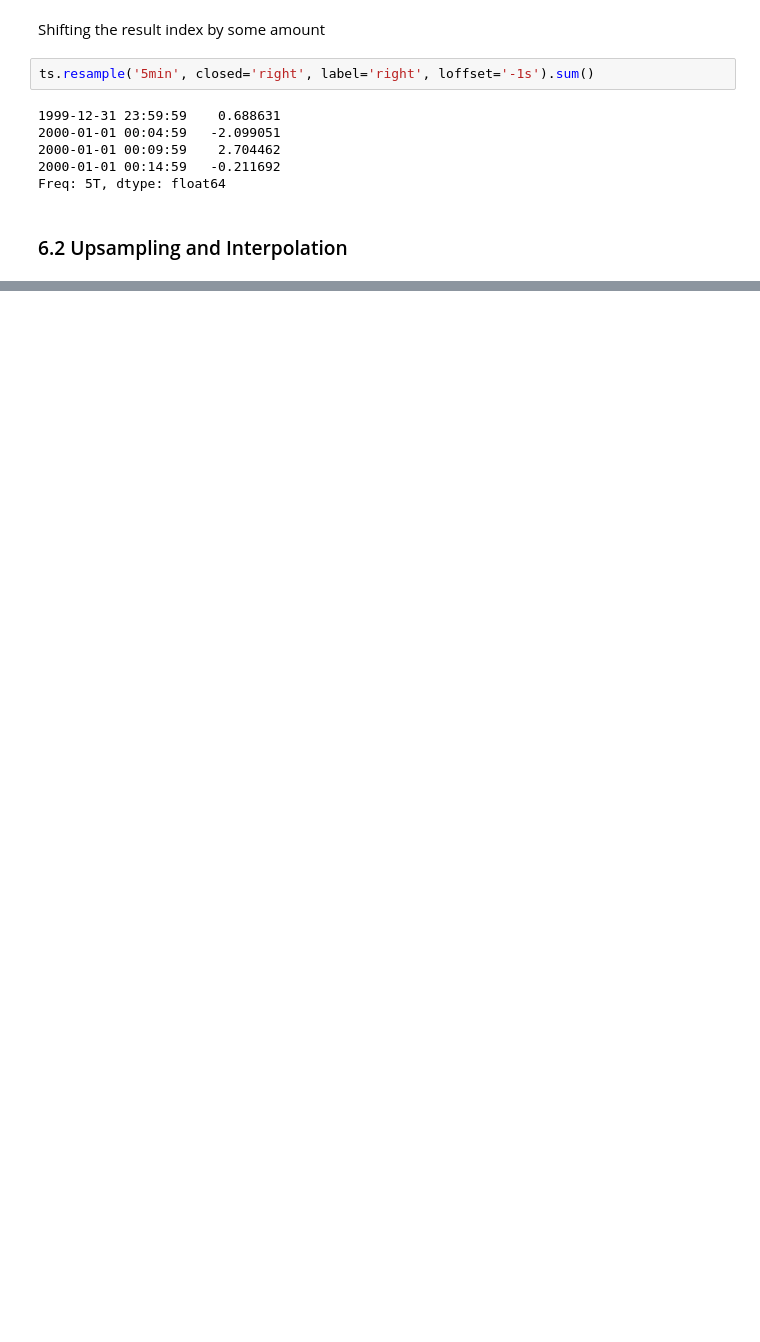
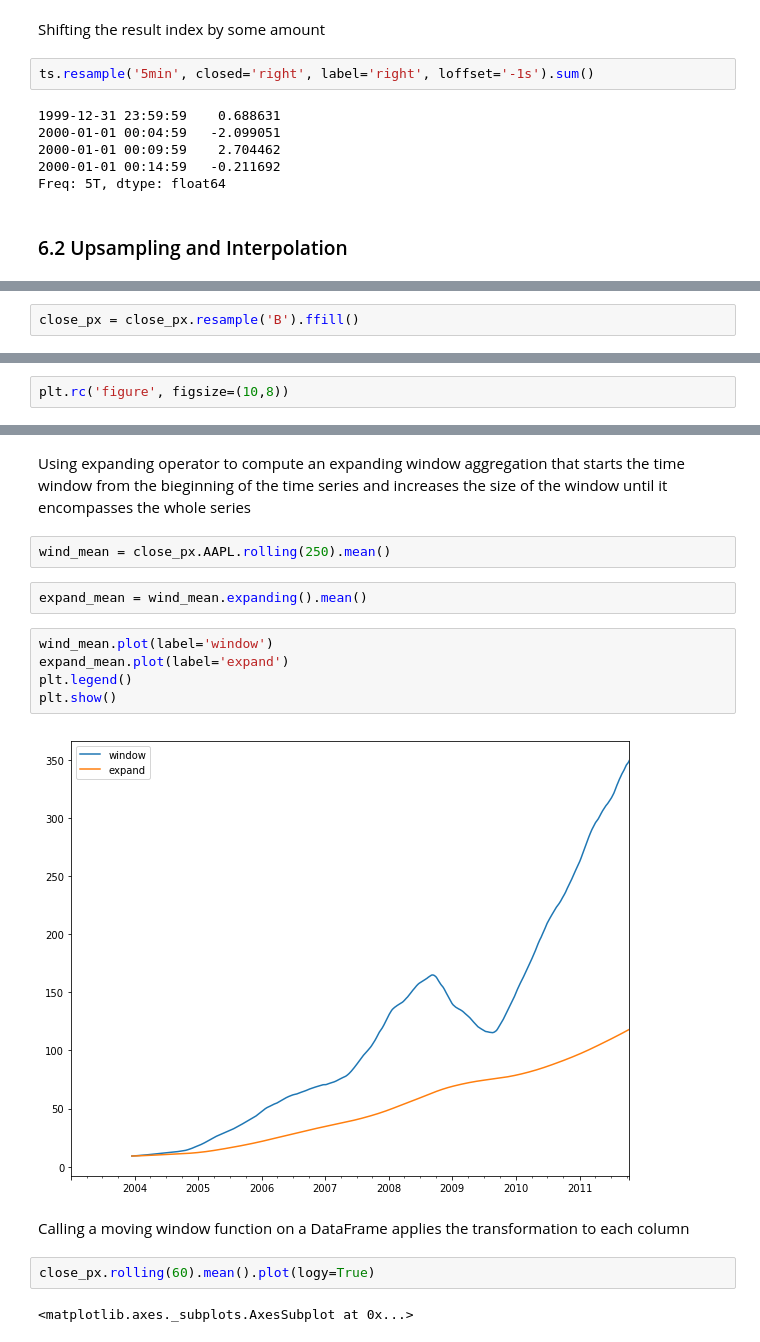
Before and after one commit to Gakun/python_for_data_analysis, a Jupyter notebook: CH11 - Time Series.ipynb, the cells around one changed output, grey strips where cells are left out. Cells and saved outputs as stored; diff of their text form; blank space fills up the shorter version.

```diff
--- a/CH11 - Time Series.ipynb
+++ b/CH11 - Time Series.ipynb
@@ -1206,0 +1351,2 @@ Freq: 5T, dtype: float64
+# %%
+close_px = close_px.resample('B').ffill()
@@ -1206,0 +1357,2 @@ Freq: 5T, dtype: float64
+# %%
+plt.rc('figure', figsize=(10,8))
@@ -1206,0 +1392,19 @@ Freq: 5T, dtype: float64
+# %% [markdown]
+Using expanding operator to compute an expanding window aggregation that starts the time window from the bieginning of the time series and increases the size of the window until it encompasses the whole series
+# %%
+wind_mean = close_px.AAPL.rolling(250).mean()
+# %%
+expand_mean = wind_mean.expanding().mean()
+# %%
+wind_mean.plot(label='window')
+expand_mean.plot(label='expand')
+plt.legend()
+plt.show()
+# %% [output]
+[figure, added]
+# %% [markdown]
+Calling a moving window function on a DataFrame applies the transformation to each column
+# %%
+close_px.rolling(60).mean().plot(logy=True)
+# %% [output]
+<matplotlib.axes._subplots.AxesSubplot at 0x...>
```
Also changed, not shown: parts of 63 cells of this notebook, 2 other files.
